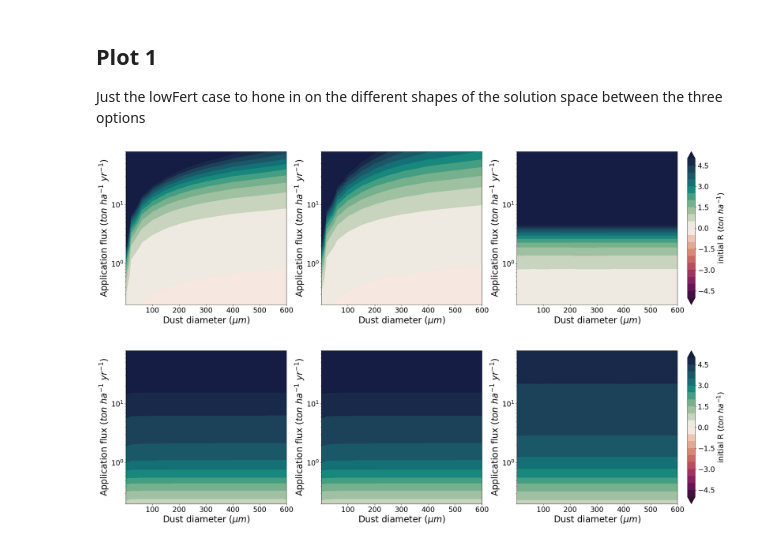
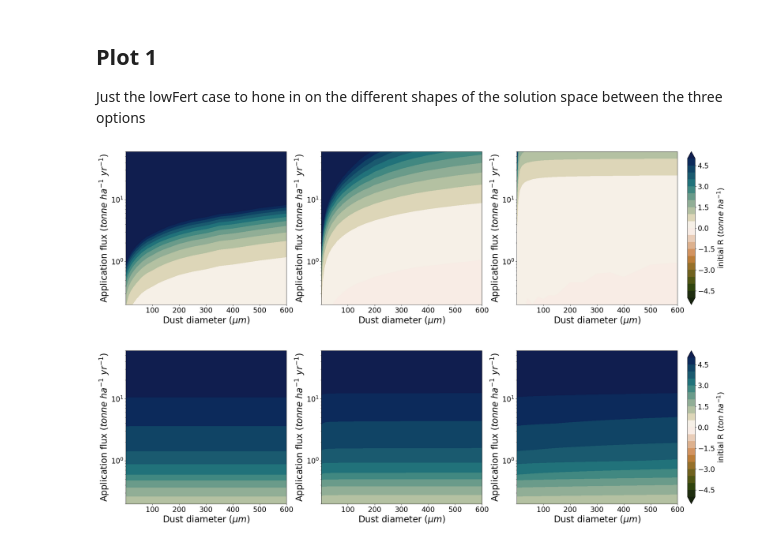
Before and after one commit to carbonplan/ew-workflows, a Jupyter notebook: scripts/scepter/figures/Fx_supp_dissSensitivity.ipynb, the cells around one changed output. Drawn from its saved outputs; the diff is of its cells as text; code cells hidden in the pictures.

```diff
--- a/scripts/scepter/figures/Fx_supp_dissSensitivity.ipynb
+++ b/scripts/scepter/figures/Fx_supp_dissSensitivity.ipynb
@@ -27,44 +27,44 @@ from matplotlib.cm import ScalarMappable
 
 
 # set data path
-datpath = "/home/tykukla/aglime-swap-cdr/scepter/process/runs/batch_postprocResults/cc-sil_psize_apprate"
+datpath = "/home/tykukla/ew-workflows/scripts/scepter/process/runs/batch_postproc_tmp/cc-sil_psize_apprate"
 
 # --- select which data to read in
-# [SSA DECREASING, PSD OFF]
+# [PSD ON]
 # fert level 1
 fertLevel_1a = "hi"
 idx_1a = "001" # [(no tag): 009=0.2 ton cc/ha/yr; 012=0.5 ton cc/ha/yr; 002=0.8 ton cc/ha/yr; 011=1.4 ton cc/ha/yr]
-tag_sil_1a = "basev11a" # "basev3_multiCTRL"
+tag_sil_1a = "base_psdfull" # "basev3_multiCTRL"
 
 # fert level 2
 fertLevel_2a = "low"
 idx_2a = "001" # [(no tag): 009=0.2 ton cc/ha/yr; 012=0.5 ton cc/ha/yr; 002=0.8 ton cc/ha/yr; 011=1.4 ton cc/ha/yr]
-tag_sil_2a = "basev11a"   # "basev3_multiCTRL"
+tag_sil_2a = "base_psdfull"   # "basev3_multiCTRL"
 
 
 
-# [SSA INCREASING, PSD OFF]
+# [PSD OFF]
 # fert level 1
 fertLevel_1b = "hi"
 idx_1b = "001" # [(no tag): 009=0.2 ton cc/ha/yr; 012=0.5 ton cc/ha/yr; 002=0.8 ton cc/ha/yr; 011=1.4 ton cc/ha/yr]
-tag_sil_1b = "basev10" # "basev3_multiCTRL"
+tag_sil_1b = "base" # "basev3_multiCTRL"
 
 # fert level 2
 fertLevel_2b = "low"
 idx_2b = "001" # [(no tag): 009=0.2 ton cc/ha/yr; 012=0.5 ton cc/ha/yr; 002=0.8 ton cc/ha/yr; 011=1.4 ton cc/ha/yr]
-tag_sil_2b = "basev10"   # "basev3_multiCTRL"
+tag_sil_2b = "base"   # "basev3_multiCTRL"
 
 
 
-# [SSA INCREASING, PSD ON]
+# [GEOMETRIC SA]
 # fert level 1
 fertLevel_1c = "hi"
 idx_1c = "001" # [(no tag): 009=0.2 ton cc/ha/yr; 012=0.5 ton cc/ha/yr; 002=0.8 ton cc/ha/yr; 011=1.4 ton cc/ha/yr]
-tag_sil_1c = "basev9" # "basev3_multiCTRL"
+tag_sil_1c = "base_geomsa" # "basev3_multiCTRL"
 
 # fert level 2
 fertLevel_2c = "low"
 idx_2c = "001" # [(no tag): 009=0.2 ton cc/ha/yr; 012=0.5 ton cc/ha/yr; 002=0.8 ton cc/ha/yr; 011=1.4 ton cc/ha/yr]
-tag_sil_2c = "basev9"   # "basev3_multiCTRL"
+tag_sil_2c = "base_geomsa"   # "basev3_multiCTRL"
 # %%
 # ---- READ IN DATA
@@ -166,7 +270,7 @@ dscc2c_p3 = dscc2c_p3.interpolate_na(dim='dustrate_ton_ha_yr', method='linear').
 # --- plot aesthetics
 include_titles = False
 # color palette
-col = cmo.curl_r
+col = cmo.tarn
 # lime baseline
 ptsize = 200
 ptcol = 'black'
@@ -183,7 +287,7 @@ cmin, cmax = -5, 5
 cbar_extend = "both"    # both, max, or min
 # axis limits
 xmin, xmax = (2 if logX else 1), 600
-ymin, ymax = (0.2 if logY else 0), 80
+ymin, ymax = (0.2 if logY else 0), 60
 # *****************************
 
 # x and y arrays
@@ -228,7 +332,7 @@ ax = plt.subplot(spec[0])
 contour = plt.contourf(x2asil*2,y2asil,dssil2a_p3.transpose(),
                         levels=np.linspace(cmin, cmax, 21), cmap = col, vmin=cmin, vmax=cmax, extend=cbar_extend)
 plt.xlabel(r"Dust diameter $(\mu m)$", fontsize=fs_xlab)
-plt.ylabel(r"Application flux $(ton\ ha^{-1}\ yr^{-1})$", fontsize=fs_xlab)
+plt.ylabel(r"Application flux $(tonne\ ha^{-1}\ yr^{-1})$", fontsize=fs_xlab)
 plt.tick_params(axis='both', labelsize=fs_tick)
 (plt.title("basalt", fontsize=fs_title) if include_titles else "")
 (plt.xscale('log') if logX else "")
@@ -249,7 +353,7 @@ if addLimeBaseline:
     plt.scatter(cf_dustrad, cf_apprate, s=ptsize, c=ptcol)   # point
 # ****
 plt.xlabel(r"Dust diameter $(\mu m)$", fontsize=fs_xlab)
-plt.ylabel(r"Application flux $(ton\ ha^{-1}\ yr^{-1})$", fontsize=fs_xlab)
+plt.ylabel(r"Application flux $(tonne\ ha^{-1}\ yr^{-1})$", fontsize=fs_xlab)
 plt.tick_params(axis='both', labelsize=fs_tick)
 (plt.title("calcite", fontsize=fs_title) if include_titles else "")
 (plt.xscale('log') if logX else "")
@@ -264,7 +368,7 @@ ax = plt.subplot(spec[1])
 contour = plt.contourf(x2bsil*2,y2bsil,dssil2b_p3.transpose(),
                         levels=np.linspace(cmin, cmax, 21), cmap = col, vmin=cmin, vmax=cmax, extend=cbar_extend)
 plt.xlabel(r"Dust diameter $(\mu m)$", fontsize=fs_xlab)
-plt.ylabel(r"Application flux $(ton\ ha^{-1}\ yr^{-1})$", fontsize=fs_xlab)
+plt.ylabel(r"Application flux $(tonne\ ha^{-1}\ yr^{-1})$", fontsize=fs_xlab)
 plt.tick_params(axis='both', labelsize=fs_tick)
 (plt.title("basalt", fontsize=fs_title) if include_titles else "")
 (plt.xscale('log') if logX else "")
@@ -285,7 +389,7 @@ if addLimeBaseline:
     plt.scatter(cf_dustrad, cf_apprate, s=ptsize, c=ptcol)   # point
 # ****
 plt.xlabel(r"Dust diameter $(\mu m)$", fontsize=fs_xlab)
-plt.ylabel(r"Application flux $(ton\ ha^{-1}\ yr^{-1})$", fontsize=fs_xlab)
+plt.ylabel(r"Application flux $(tonne\ ha^{-1}\ yr^{-1})$", fontsize=fs_xlab)
 plt.tick_params(axis='both', labelsize=fs_tick)
 (plt.title("calcite", fontsize=fs_title) if include_titles else "")
 (plt.xscale('log') if logX else "")
@@ -300,39 +404,39 @@ ax = plt.subplot(spec[2])
 contour = plt.contourf(x2csil*2,y2csil,dssil2c_p3.transpose(),
                         levels=np.linspace(cmin, cmax, 21), cmap = col, vmin=cmin, vmax=cmax, extend=cbar_extend)
 plt.xlabel(r"Dust diameter $(\mu m)$", fontsize=fs_xlab)
-plt.ylabel(r"Application flux $(ton\ ha^{-1}\ yr^{-1})$", fontsize=fs_xlab)
+plt.ylabel(r"Application flux $(tonne\ ha^{-1}\ yr^{-1})$", fontsize=fs_xlab)
 plt.tick_params(axis='both', labelsize=fs_tick)
 (plt.title("basalt", fontsize=fs_title) if include_titles else "")
 cbar = plt.colorbar(contour)
-cbar.set_label(r"initial R $(ton\ ha^{-1})$", fontsize=fs_cbarlab)
+cbar.set_label(r"initial R $(tonne\ ha^{-1})$", fontsize=fs_cbarlab)
 cbar.ax.tick_params(labelsize=fs_cbartick)
 (plt.xscale('log') if logX else "")
 (plt.yscale('log') if logY else "")
 plt.xlim(xmin, xmax)
 plt.ylim(ymin, ymax)
 
 # --- cc
 ax = plt.subplot(spec[5])
 contour = plt.contourf(x2ccc*2,y2ccc,dscc2c_p3.transpose(),
                         levels=np.linspace(cmin, cmax, 21), cmap = col, vmin=cmin, vmax=cmax, extend=cbar_extend)
 # contour_line = plt.contour(x2cc,y2cc,dscc2_p3.transpose(),levels=[0], colors='black', linewidths=2)
 # plt.axhline(y=50, color='darkgray', linestyle='dashed', linewidth=1)
 # ****
 if addLimeBaseline:
     plt.vlines(x=cf_dustrad, ymin=ymin, ymax=cf_apprate, colors=ptcol, linestyles='dashed', linewidths=lwd_base)    # vertical line
     plt.hlines(y=cf_apprate, xmin=xmin, xmax=cf_dustrad, colors=ptcol, linestyles='dashed', linewidths=lwd_base)    # horizontal line
     plt.scatter(cf_dustrad, cf_apprate, s=ptsize, c=ptcol)   # point
 # ****
 plt.xlabel(r"Dust diameter $(\mu m)$", fontsize=fs_xlab)
-plt.ylabel(r"Application flux $(ton\ ha^{-1}\ yr^{-1})$", fontsize=fs_xlab)
+plt.ylabel(r"Application flux $(tonne\ ha^{-1}\ yr^{-1})$", fontsize=fs_xlab)
 plt.tick_params(axis='both', labelsize=fs_tick)
 (plt.title("calcite", fontsize=fs_title) if include_titles else "")
 cbar = plt.colorbar(contour)
 cbar.set_label(r"initial R $(ton\ ha^{-1})$", fontsize=fs_cbarlab)
 cbar.ax.tick_params(labelsize=fs_cbartick)
 (plt.xscale('log') if logX else "")
 (plt.yscale('log') if logY else "")
 plt.xlim(xmin, xmax)
 plt.ylim(ymin, ymax);
 # %% [output]
-[figure, old version]
+[figure, new version]
```
Also changed, not shown: parts of 3 cells of this notebook, 16 other files.
